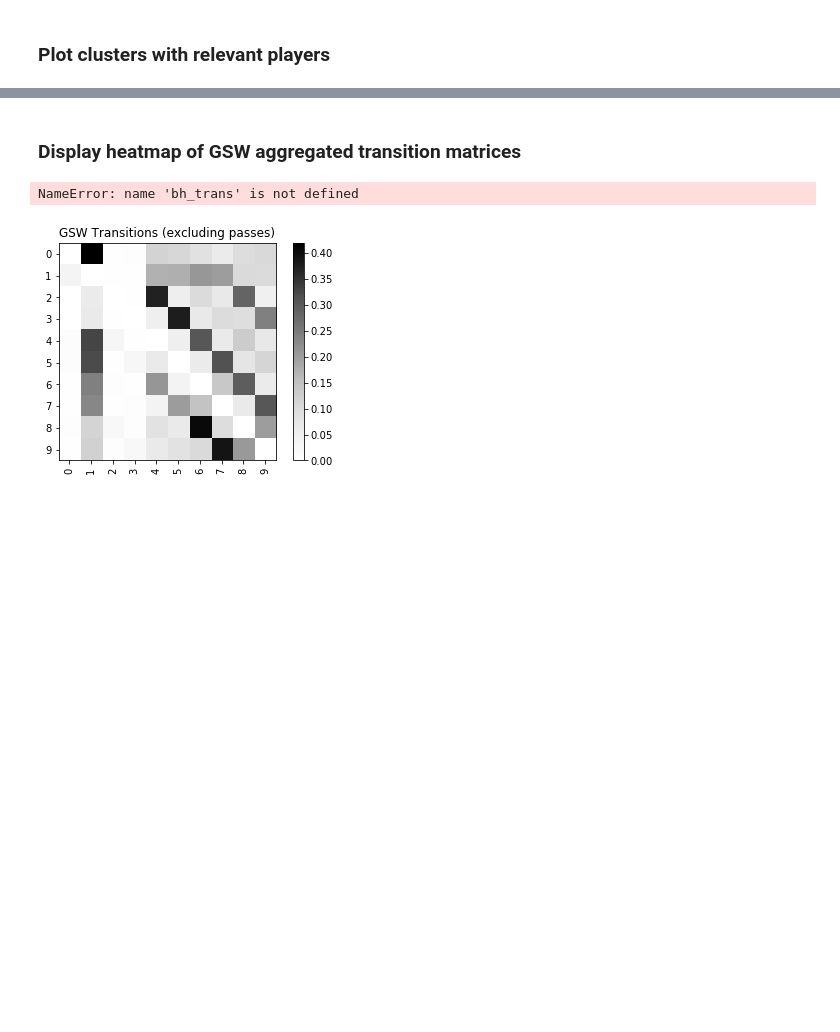
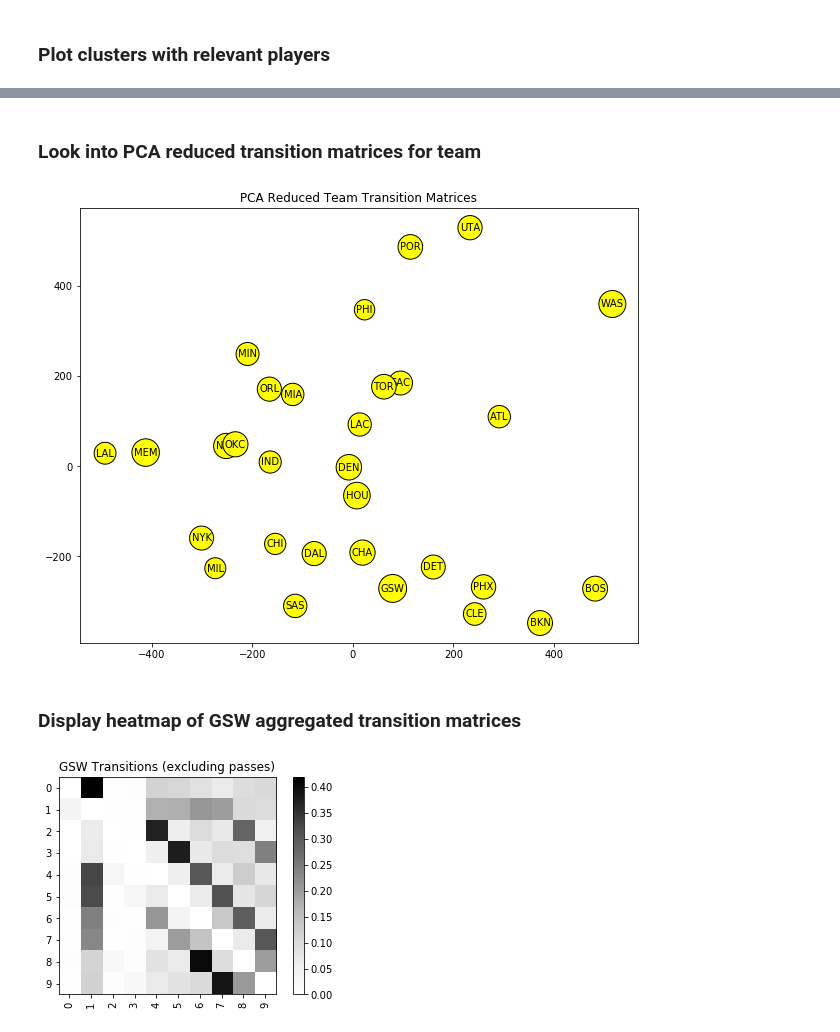
Before and after one commit to jtliao/nba-tracking-data-analysis, a Jupyter notebook: functions.ipynb, the cells around one changed output, grey strips where cells are left out. Drawn from its saved outputs; the diff is of its cells as text; code cells hidden in the pictures; blank space fills up the shorter version.

```diff
--- a/functions.ipynb
+++ b/functions.ipynb
@@ -379,0 +393,2 @@ plt.show()
+# %% [markdown]
+### Look into PCA reduced transition matrices for team
@@ -380,26 +397,24 @@ plt.show()
+# %%
+ts = []
+transs = []
+for p, mat in team_to_transitions.items():
+    ts.append(p)
+    transs.append(mat)
+t = PCA(n_components=2)
+td=t.fit_transform(transs)
+
+plt.figure(figsize=(10, 8))
+plt.scatter(td[:, 0], td[:, 1])
+
+for team, x, y in zip(ts, td[:, 0], td[:, 1]):
+    plt.annotate(team_to_abbrev[team], xy=(x, y), xytext=(0, 0), textcoords='offset points', ha='center', va='center',
+                 bbox=dict(boxstyle='circle,pad=0.2', fc='yellow', alpha=1))
+plt.title("PCA Reduced Team Transition Matrices")
+plt.show()
+# %% [output]
+[figure, added]
 # %% [markdown]
 ### Display heatmap of GSW aggregated transition matrices
-# %%
-# for team, players in bh_trans.items():
-#     for p, trans in players.items():
-#         print id_to_player[p]
-#         print np.sum(np.sum(trans[0], axis=0))
-#         print normalize(trans[0], axis=1, norm="l1")
-
-for team, players in bh_trans.items():
-    total = np.zeros((10, 10))
-    for p, trans in players.items():
-        nptrans = np.array(trans[0])
-        total += nptrans[:10, :10]
-    normalized_nopass = normalize(total, axis=1, norm="l1")
-
-for team, players in bh_trans.items():
-    total = np.zeros((11, 11))
-    for p, trans in players.items():
-        total += trans[0]
-    normalized_pass = normalize(total, axis=1, norm="l1")
-# %% [output]
-NameError: name 'bh_trans' is not defined
 # %%
 plt.title("GSW Transitions (excluding passes)")
 plt.imshow(normalized_nopass, interpolation='none',
```
Also changed, not shown: parts of 25 cells of this notebook, 4 other files.
